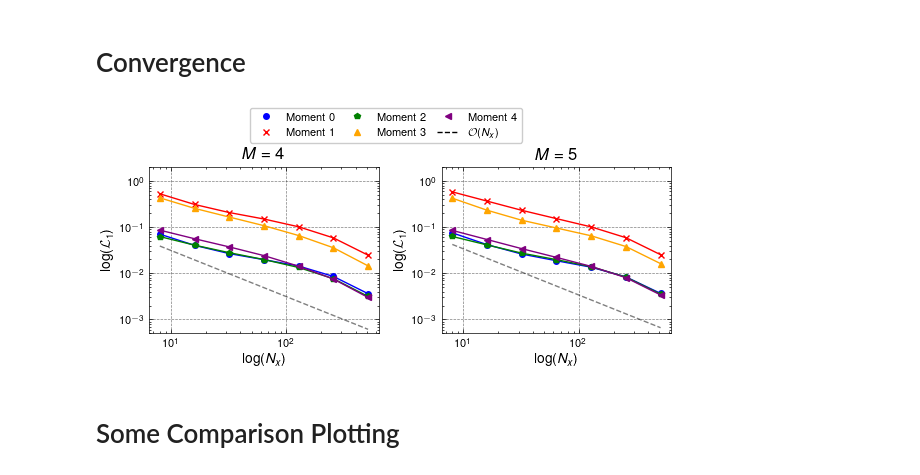
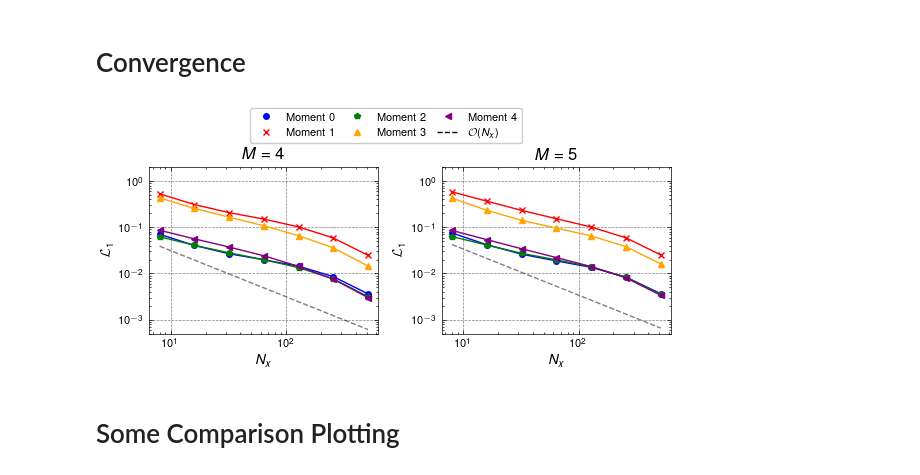
Before and after one commit to JanHab/ExtGram.jl, a Jupyter notebook: notebooks/GridConvergence.ipynb, the cells around one changed output. Cells and saved outputs as stored; diff of their text form; code cells hidden in the pictures.

Commit message:
fix error in plots

```diff
--- a/notebooks/GridConvergence.ipynb
+++ b/notebooks/GridConvergence.ipynb
@@ -110,36 +110,36 @@ for i, M in enumerate(Moments):
     # Calculate dummy lines based on the last data point of Moment 0
     Nx = np.array(Nx)
     ref_y = np.array(errors[0][-1])
     ref_x_last = Nx[-1]
 
     # Slope 1: O(N^-1)
     slope1 = (ref_y - 3e-3) * (Nx / ref_x_last)**(-1)
     axs[i].loglog(Nx, slope1, 'k--', alpha=0.5, label='$\mathcal{O}(N_x)$')
 
     axs[i].set_xticks([10**1, 10**2]) #!, 10**3])
-    axs[i].set_xlabel('$\log(N_x)$')
+    axs[i].set_xlabel('$N_x$')
     # axs[i].set_ylabel('$\log(e_2)$')
-    axs[i].set_ylabel('$\log(\mathcal{L}_1)$')
+    axs[i].set_ylabel('$\\mathcal{L}_1$')
     axs[i].set_ylim(5e-4, 2e0)
     # axs[i].set_title(f'{labels[i]}) $M={M}$', loc='left')
     axs[i].set_title(f'$M={M}$')
 
 moment_elements = [Line2D([0], [0], color=colors[mom], marker=marker_legend[mom], label=f'Moment {mom}', linestyle='') for mom in range(5)]
 moment_elements.append(Line2D([0], [0], color='k', linestyle='--', label='$\mathcal{O}(N_x)$'))
 fig.legend(
     handles=moment_elements,
     loc='upper center',
     bbox_to_anchor=(0.5, 1.12),
     ncol=3,
     # frameon=True,
     columnspacing=1.0 # Adjust spacing between columns
 )
 
 fig.tight_layout()
 fig.savefig(f'../out/Figures/Riemann1D/GridConvergence_M4M5.pdf', bbox_inches='tight')
 fig.show()
 # %% [output]
-[figure, old version]
+[figure, new version]
 # %% [markdown]
 # Some Comparison Plotting
 # %%
```
Also changed, not shown: parts of 1 cell of this notebook, 2 other files.
